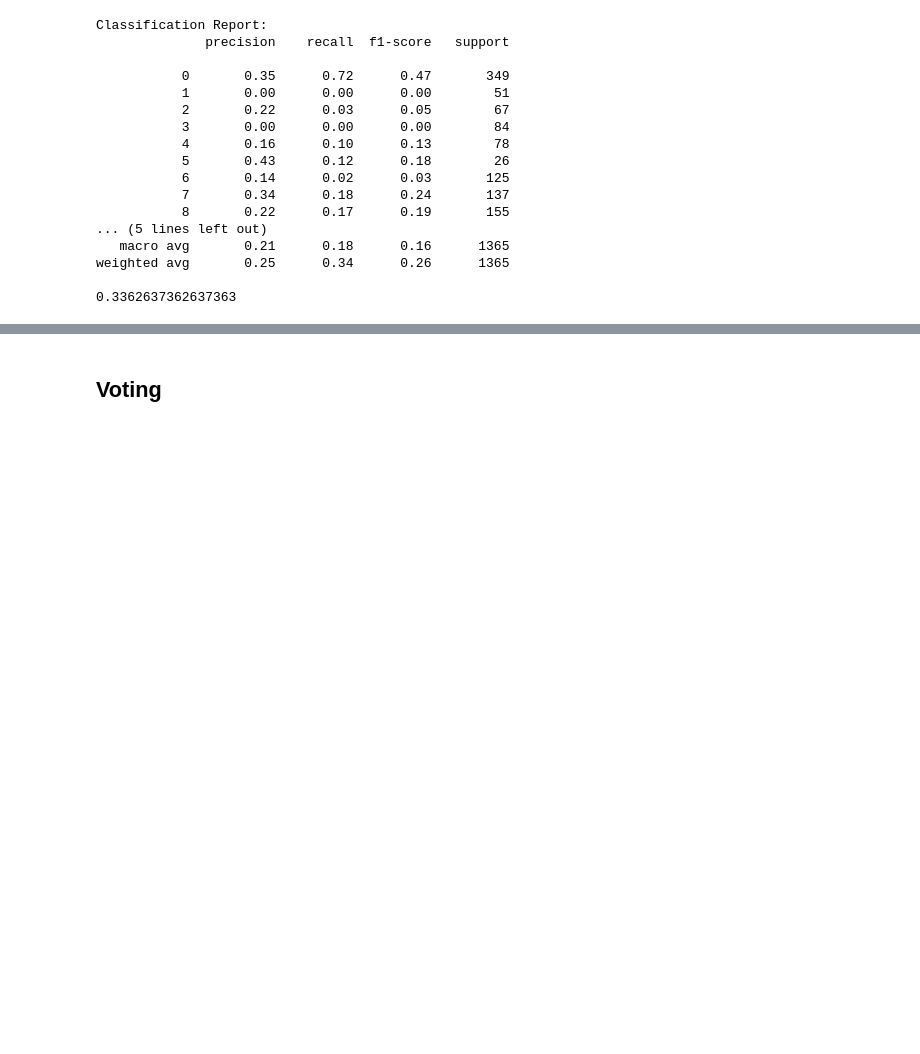
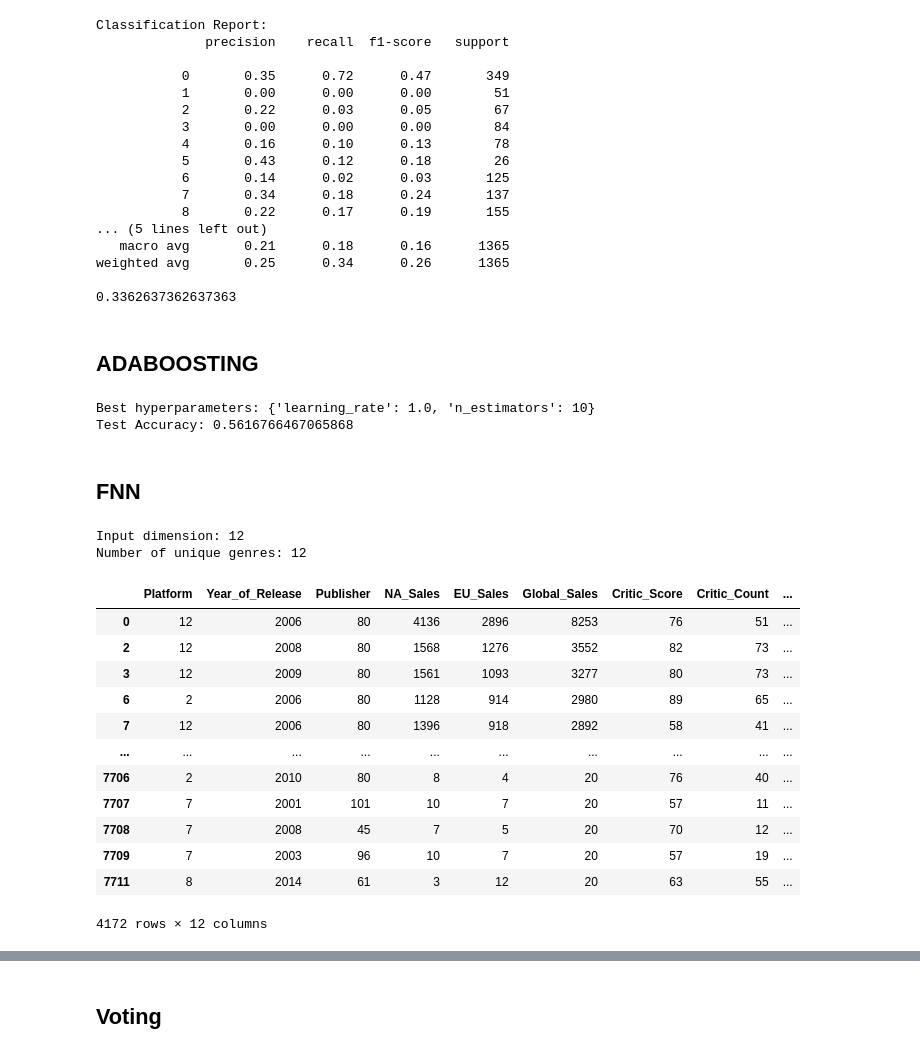
Before and after one commit to davidjoo2000/Video_Games_Sales_Classification, a Jupyter notebook: videogamessales_classificaton.ipynb, the cells around one changed output, grey strips where cells are left out. Drawn from its saved outputs; the diff is of its cells as text; code cells hidden in the pictures; blank space fills up the shorter version.

```diff
--- a/videogamessales_classificaton.ipynb
+++ b/videogamessales_classificaton.ipynb
@@ -242,3 +309,58 @@ Classification Report:
 weighted avg       0.25      0.34      0.26      1365
 
 0.3362637362637363
+# %% [markdown]
+## ADABOOSTING
+# %%
+rf =  RandomForestClassifier(max_depth= None, min_samples_leaf= 1, min_samples_split=2, n_estimators= 300)
+
+ada_classifier = AdaBoostClassifier(base_estimator=rf)
+
+param_grid = {
+    'n_estimators': [3, 5, 10],
+    'learning_rate': [0.1, 0.5, 1.0]
+}
+
+grid_search = GridSearchCV(estimator=ada_classifier, param_grid=param_grid, scoring='accuracy', cv=3)
+grid_search.fit(X_train, y_train)
+
+best_model = grid_search.best_estimator_
+best_params = grid_search.best_params_
+
+
+test_accuracy = best_model.score(X_test, y_test)
+
+print("Best hyperparameters:", best_params)
+print("Test Accuracy:", test_accuracy)
+
+with open('Ada_classifier.pkl', 'wb') as f:
+    pickle.dump(ada_classifier, f)
+# %% [output]
+Best hyperparameters: {'learning_rate': 1.0, 'n_estimators': 10}
+Test Accuracy: 0.5616766467065868
+# %% [markdown]
+## FNN
+# %%
+unique_genres = data['Genre'].nunique()
+num_classes = unique_genres
+input_dim = X.shape[1]
+
+print("Input dimension:", input_dim)
+print("Number of unique genres:", num_classes)
+X
+# %% [output]
+Input dimension: 12
+Number of unique genres: 12
+|  | Platform | Year_of_Release | Publisher | NA_Sales | EU_Sales | Global_Sales | Critic_Score | Critic_Count | ... |
+| 0 | 12 | 2006 | 80 | 4136 | 2896 | 8253 | 76 | 51 | ... |
+| 2 | 12 | 2008 | 80 | 1568 | 1276 | 3552 | 82 | 73 | ... |
+| 3 | 12 | 2009 | 80 | 1561 | 1093 | 3277 | 80 | 73 | ... |
+| 6 | 2 | 2006 | 80 | 1128 | 914 | 2980 | 89 | 65 | ... |
+| 7 | 12 | 2006 | 80 | 1396 | 918 | 2892 | 58 | 41 | ... |
+| ... | ... | ... | ... | ... | ... | ... | ... | ... | ... |
+| 7706 | 2 | 2010 | 80 | 8 | 4 | 20 | 76 | 40 | ... |
+| 7707 | 7 | 2001 | 101 | 10 | 7 | 20 | 57 | 11 | ... |
+| 7708 | 7 | 2008 | 45 | 7 | 5 | 20 | 70 | 12 | ... |
+| 7709 | 7 | 2003 | 96 | 10 | 7 | 20 | 57 | 19 | ... |
+| 7711 | 8 | 2014 | 61 | 3 | 12 | 20 | 63 | 55 | ... |
+4172 rows × 12 columns
```
Also changed, not shown: parts of 18 cells of this notebook, 12 other files.
